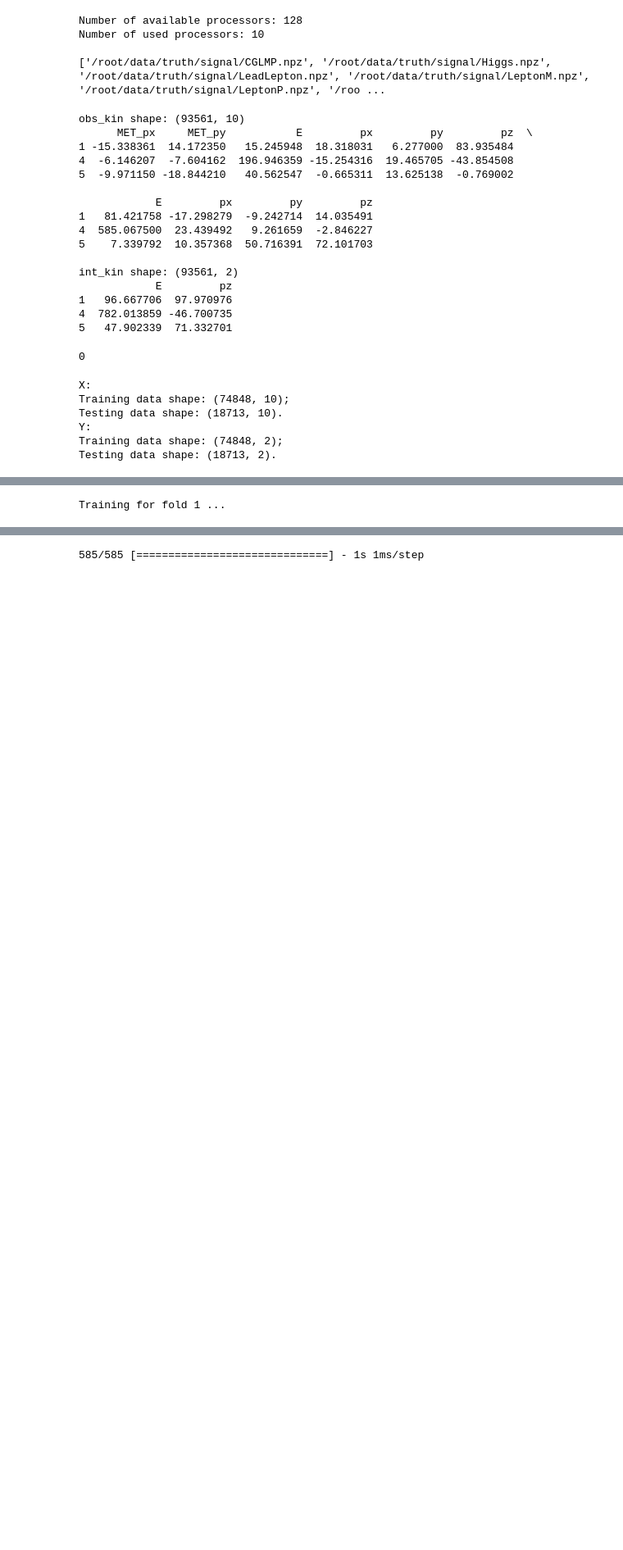
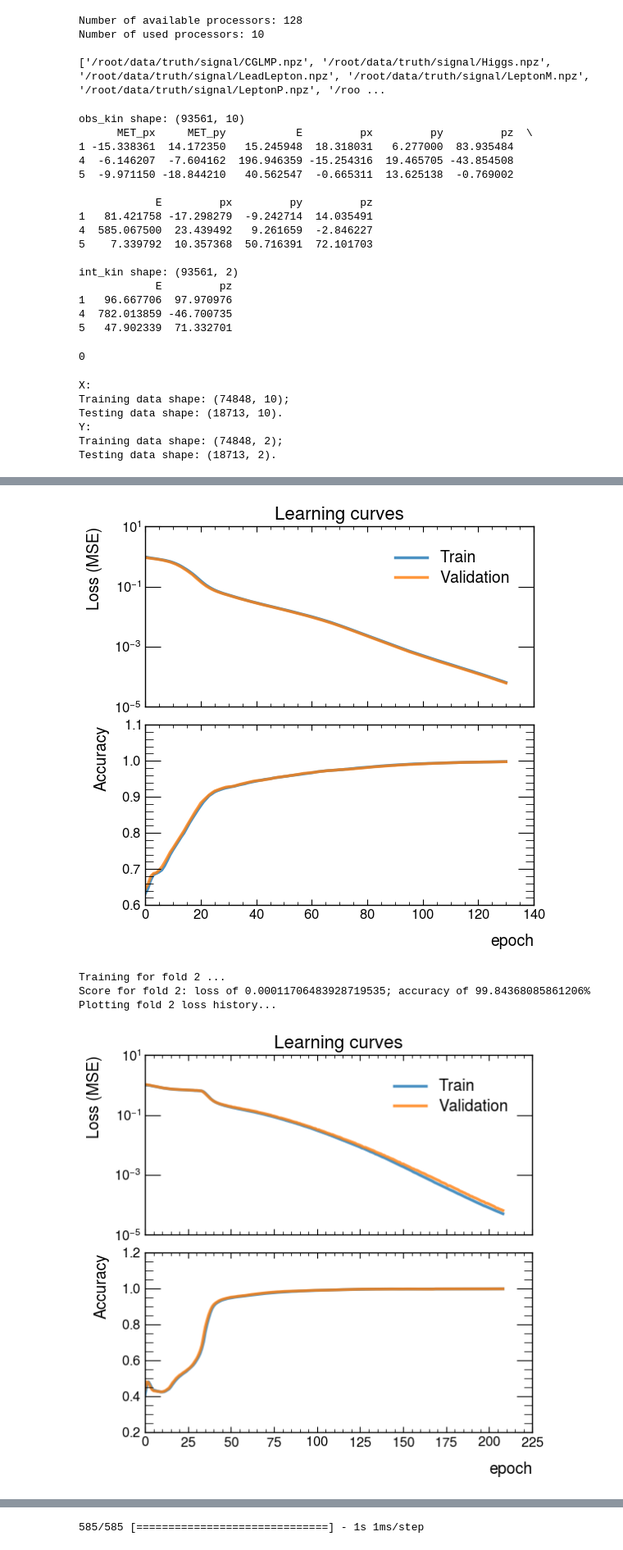
Before and after one commit to yygarypeng/QE-mls, a Jupyter notebook: DNN_kfolds.ipynb, the cells around one changed output, grey strips where cells are left out. Shown at 82% size. Saved outputs shown, nothing was run; the diff lists cells and outputs as text; code cells hidden in the pictures; blank space fills up the shorter version.

```diff
--- a/DNN_kfolds.ipynb
+++ b/DNN_kfolds.ipynb
@@ -175,7 +174,7 @@ best_model = None
 best_loss = np.inf
 
 # Settting up early stopping callbacks
-stop_early = keras.callbacks.EarlyStopping(
+stop_early = tf.keras.callbacks.EarlyStopping(
     monitor="val_loss",
     min_delta=1e-4,
     patience=10,
@@ -242 +242,5 @@ print("------------------------------------------------------------------------"
+[figure, new version]
-Training for fold 1 ...
+Training for fold 2 ...
+Score for fold 2: loss of 0.00011706483928719535; accuracy of 99.84368085861206%
+Plotting fold 2 loss history...
+[figure, new version]
```
Also changed, not shown: parts of 10 cells of this notebook, 1 other file.
